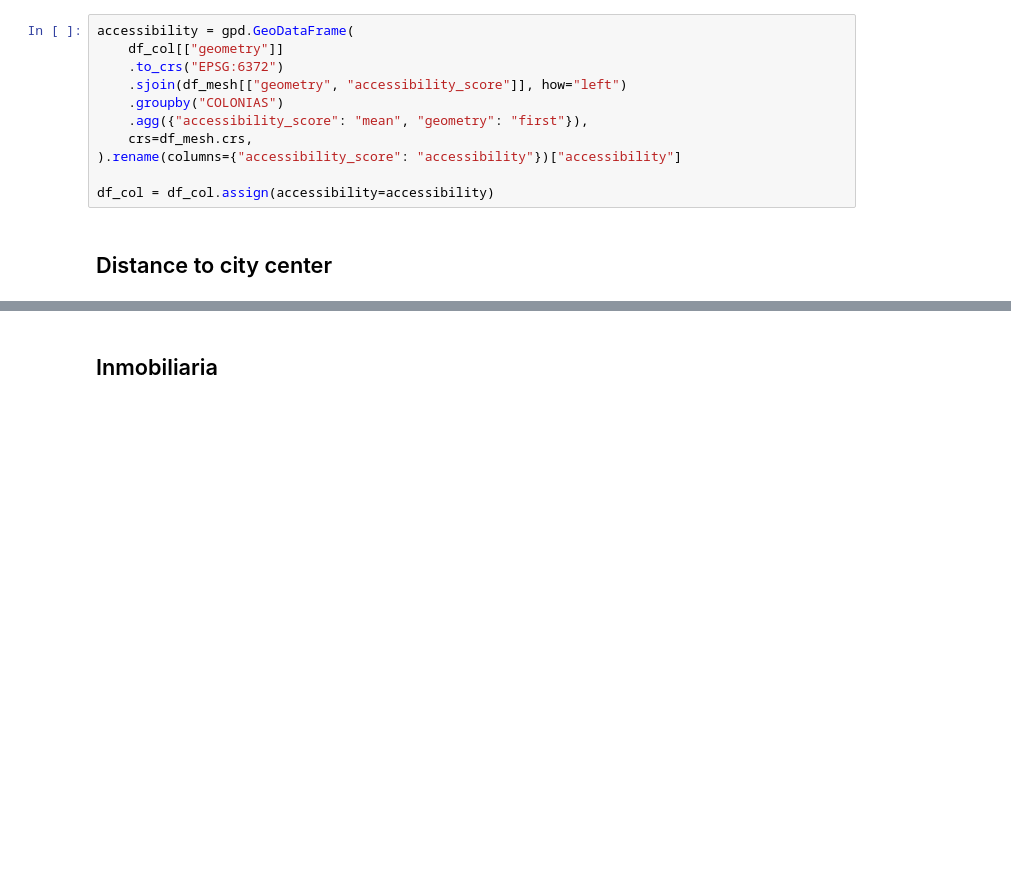
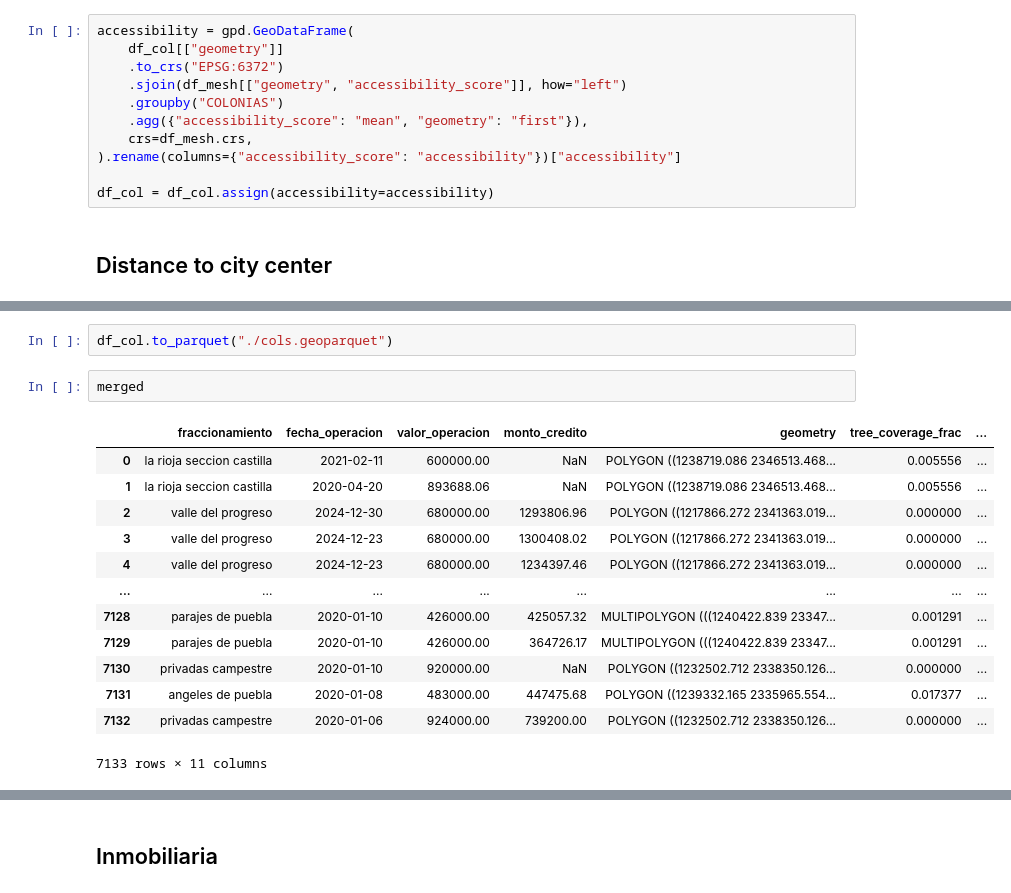
Before and after one commit to RodolfoFigueroa/housing_choice, a Jupyter notebook: 05_col_stats.ipynb, the cells around one changed output, grey strips where cells are left out. Cells and saved outputs as stored; diff of their text form; blank space fills up the shorter version.

```diff
--- a/05_col_stats.ipynb
+++ b/05_col_stats.ipynb
@@ -211,0 +246,18 @@ df_col = df_col.assign(travel_time_to_center=travel_times)
+# %%
+df_col.to_parquet("./cols.geoparquet")
+# %%
+merged
+# %% [output]
+|  | fraccionamiento | fecha_operacion | valor_operacion | monto_credito | geometry | tree_coverage_frac | ... |
+| 0 | la rioja seccion castilla | 2021-02-11 | 600000.00 | NaN | POLYGON ((1238719.086 2346513.468... | 0.005556 | ... |
+| 1 | la rioja seccion castilla | 2020-04-20 | 893688.06 | NaN | POLYGON ((1238719.086 2346513.468... | 0.005556 | ... |
+| 2 | valle del progreso | 2024-12-30 | 680000.00 | 1293806.96 | POLYGON ((1217866.272 2341363.019... | 0.000000 | ... |
+| 3 | valle del progreso | 2024-12-23 | 680000.00 | 1300408.02 | POLYGON ((1217866.272 2341363.019... | 0.000000 | ... |
+| 4 | valle del progreso | 2024-12-23 | 680000.00 | 1234397.46 | POLYGON ((1217866.272 2341363.019... | 0.000000 | ... |
+| ... | ... | ... | ... | ... | ... | ... | ... |
+| 7128 | parajes de puebla | 2020-01-10 | 426000.00 | 425057.32 | MULTIPOLYGON (((1240422.839 23347... | 0.001291 | ... |
+| 7129 | parajes de puebla | 2020-01-10 | 426000.00 | 364726.17 | MULTIPOLYGON (((1240422.839 23347... | 0.001291 | ... |
+| 7130 | privadas campestre | 2020-01-10 | 920000.00 | NaN | POLYGON ((1232502.712 2338350.126... | 0.000000 | ... |
+| 7131 | angeles de puebla | 2020-01-08 | 483000.00 | 447475.68 | POLYGON ((1239332.165 2335965.554... | 0.017377 | ... |
+| 7132 | privadas campestre | 2020-01-06 | 924000.00 | 739200.00 | POLYGON ((1232502.712 2338350.126... | 0.000000 | ... |
+7133 rows × 11 columns
```
Also changed, not shown: parts of 14 cells of this notebook, 5 other files.
